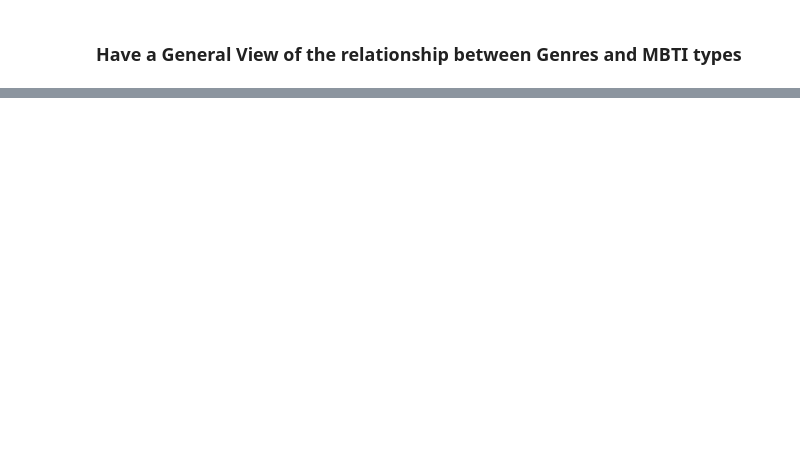
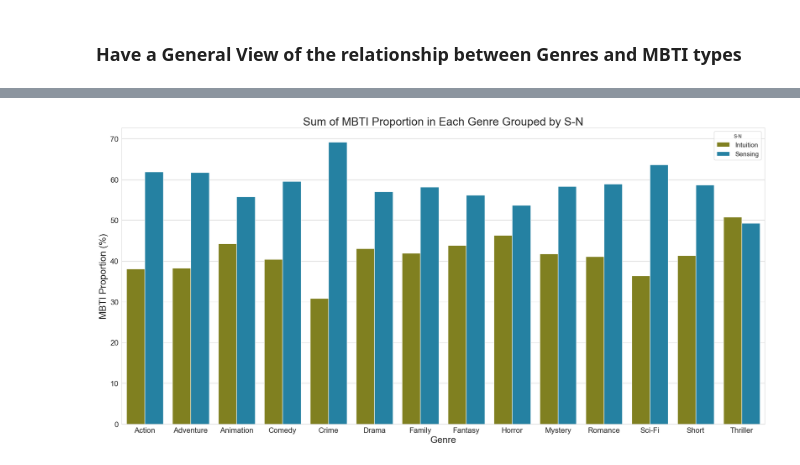
Before and after one commit to Xiaotong1120/Exploratory-Data-Analysis-on-Movie-Characters-MBTI-Personality-Types-, a Jupyter notebook: Genre.ipynb, the cells around one changed output, grey strips where cells are left out. Cells and saved outputs as stored; diff of their text form; code cells hidden in the pictures; blank space fills up the shorter version.

```diff
--- a/Genre.ipynb
+++ b/Genre.ipynb
@@ -67,0 +116,5 @@ plt.show()
+# %%
+# S-N
+plot_mbti_proportions_genre(mbti_count_by_genre, 'S-N',"Sum of MBTI Proportion in Each Genre Grouped by S-N", colors=("#909010", "#108BB7"))
+# %% [output]
+[figure, added]
```
Also changed, not shown: parts of 8 cells of this notebook, 6 other files.
